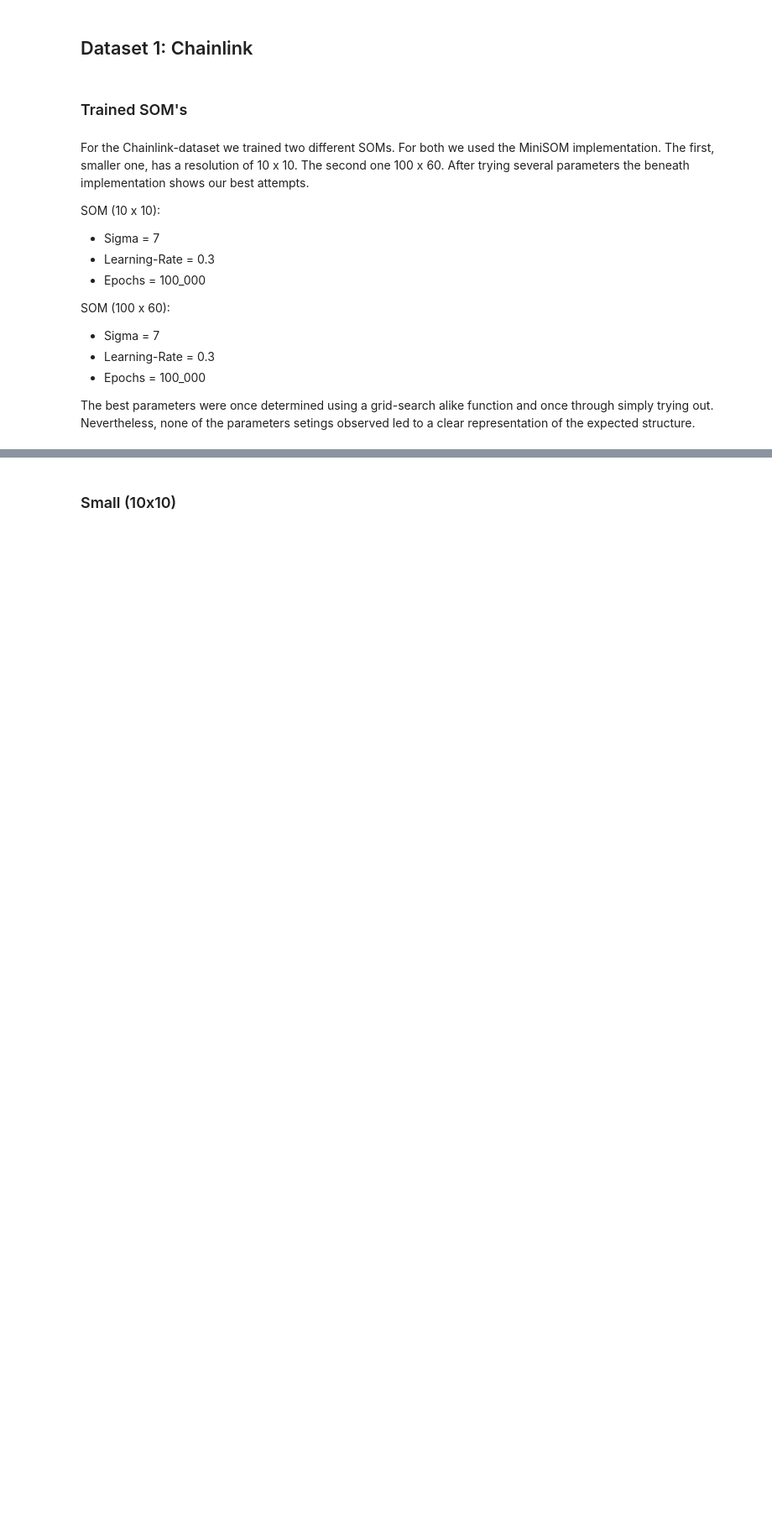
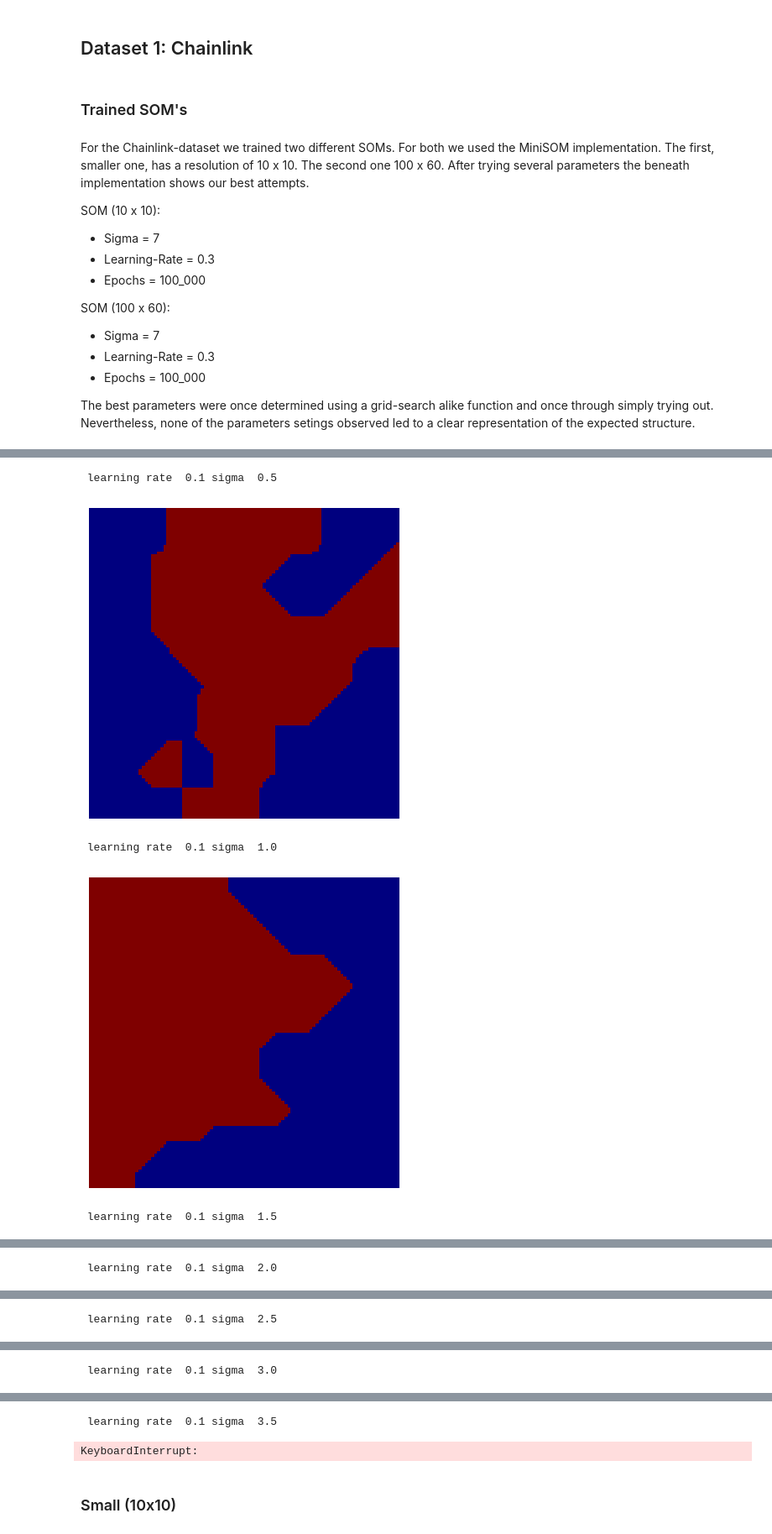
Before and after one commit to marlederer/PySOMVis_Coding_I_2023, a Jupyter notebook: PySOMVis/coding_assignment.ipynb, the cells around one changed output, grey strips where cells are left out. Shown: that part at 84% size. Cells and saved outputs as stored; diff of their text form; code cells hidden in the pictures; blank space fills up the shorter version.

```diff
--- a/PySOMVis/coding_assignment.ipynb
+++ b/PySOMVis/coding_assignment.ipynb
@@ -512,3 +544,20 @@ SOM (100 x 60):
 - Epochs = 100_000
 
 The best parameters were once determined using a grid-search alike function and once through simply trying out. Nevertheless, none of the parameters setings observed led to a clear representation of the expected structure.
+# %%
+def gridsearch(x,y,dimension,sigmaFrom,sigmaTo,learning_rate_from,learning_rate_to, idata,epochs, classes):
+    for i in np.arange(learning_rate_from,learning_rate_to,0.1):
+        for j in np.arange(sigmaFrom,sigmaTo,0.5):
+            print("\n learning rate ",i,"sigma ",j)
+            try:
+                som = MiniSom(x, y, dimension, learning_rate=i, sigma=j)
+                som.train(idata, epochs)
+
+                som_reshaped = som._weights.reshape(x*y,3)
+                c = Chessboard(x, y, som_reshaped, idata, classes, dimension, high_dpi, voronoi, chessboard, interpolation, saturationIntensity, matrix[0])
+                plt.imshow(c)
+                plt.axis('off')
+                plt.show()
+            except Exception as e:
+                print(e)
+                continue
@@ -514,0 +566,9 @@ The best parameters were once determined using a grid-search alike function and
+# %%
+gridsearch(10,10,dim_chainlink,0.5,7,0.1,1,idata_chainlink['arr'],100_000, classes_chainlink['arr'][:,1])
+#gridsearch(100,60,dim_chainlink,0.5,7,0.1,1,idata_chainlink['arr'],10_000, classes_chainlink['arr'][:,1])
+# %% [output]
+ learning rate  0.1 sigma  0.5
+[figure, added]
+ learning rate  0.1 sigma  1.0
+[figure, added]
+ learning rate  0.1 sigma  1.5
@@ -514,0 +576 @@ The best parameters were once determined using a grid-search alike function and
+ learning rate  0.1 sigma  2.0
@@ -514,0 +578 @@ The best parameters were once determined using a grid-search alike function and
+ learning rate  0.1 sigma  2.5
@@ -514,0 +580 @@ The best parameters were once determined using a grid-search alike function and
+ learning rate  0.1 sigma  3.0
@@ -515 +582,3 @@ The best parameters were once determined using a grid-search alike function and
+ learning rate  0.1 sigma  3.5
+KeyboardInterrupt:
 # %%
```
Also changed, not shown: parts of 19 cells of this notebook.
